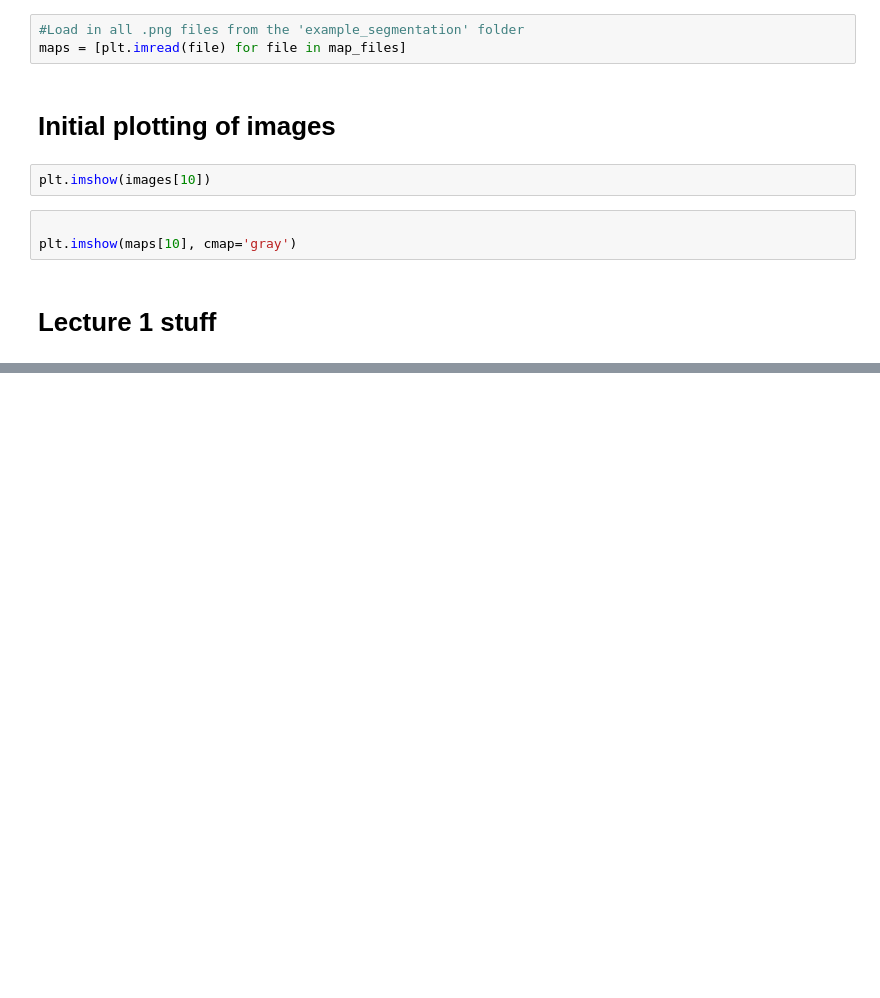
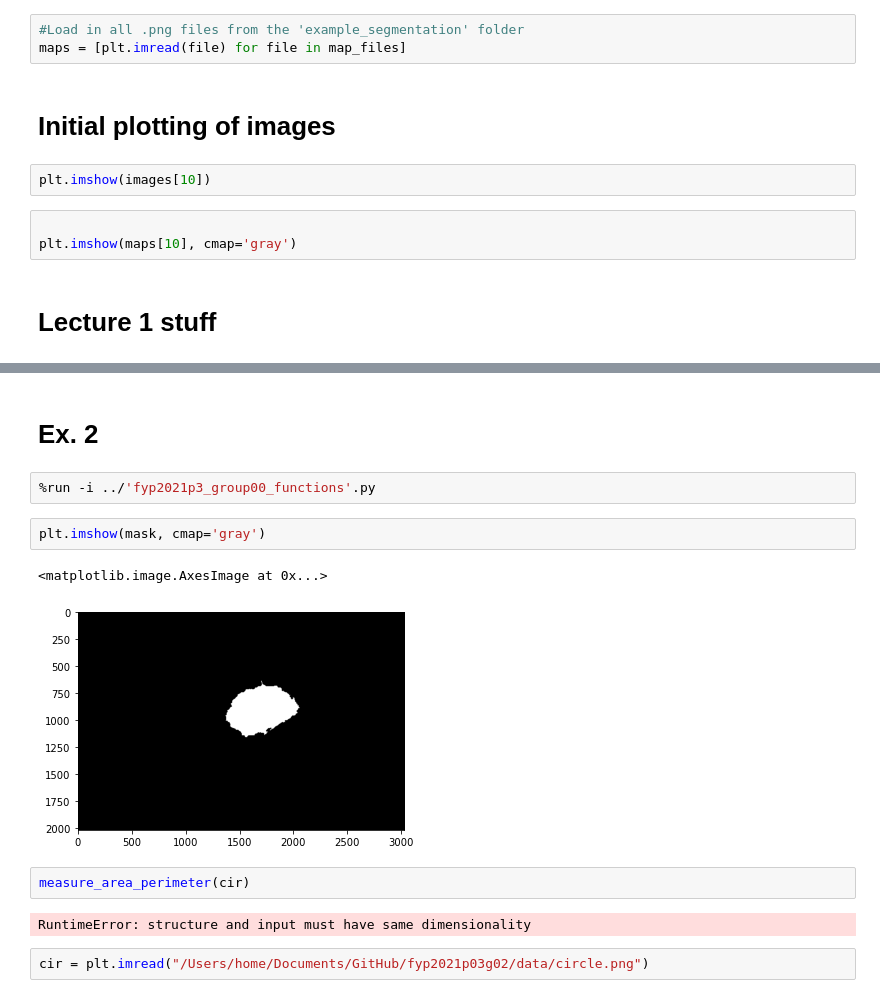
Before and after one commit to adagige/fyp2021p03g02, a Jupyter notebook: notebooks/p3-lec1-Copy1.ipynb, the cells around one changed output, grey strips where cells are left out. Saved outputs shown, nothing was run; the diff lists cells and outputs as text; blank space fills up the shorter version.

```diff
--- a/notebooks/p3-lec1-Copy1.ipynb
+++ b/notebooks/p3-lec1-Copy1.ipynb
@@ -117,0 +159,15 @@ plt.hist(test)
+# %% [markdown]
+# Ex. 2
+# %%
+%run -i ../'fyp2021p3_group00_functions'.py
+# %%
+plt.imshow(mask, cmap='gray')
+# %% [output]
+<matplotlib.image.AxesImage at 0x...>
+[figure, added]
+# %%
+measure_area_perimeter(cir)
+# %% [output]
+RuntimeError: structure and input must have same dimensionality
+# %%
+cir = plt.imread("/Users/home/Documents/GitHub/fyp2021p03g02/data/circle.png")
```
Also changed, not shown: parts of 17 cells of this notebook, 1 other file.
